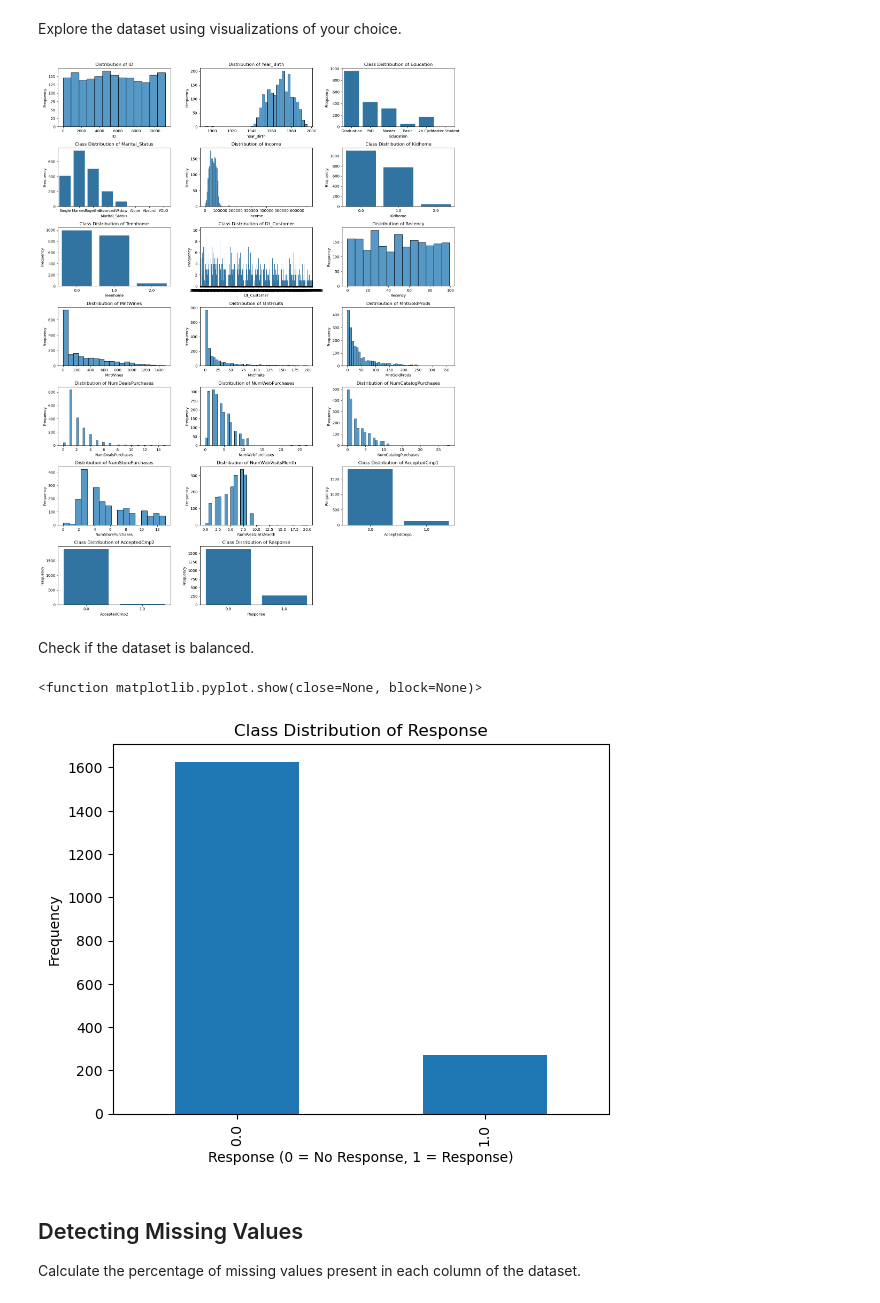
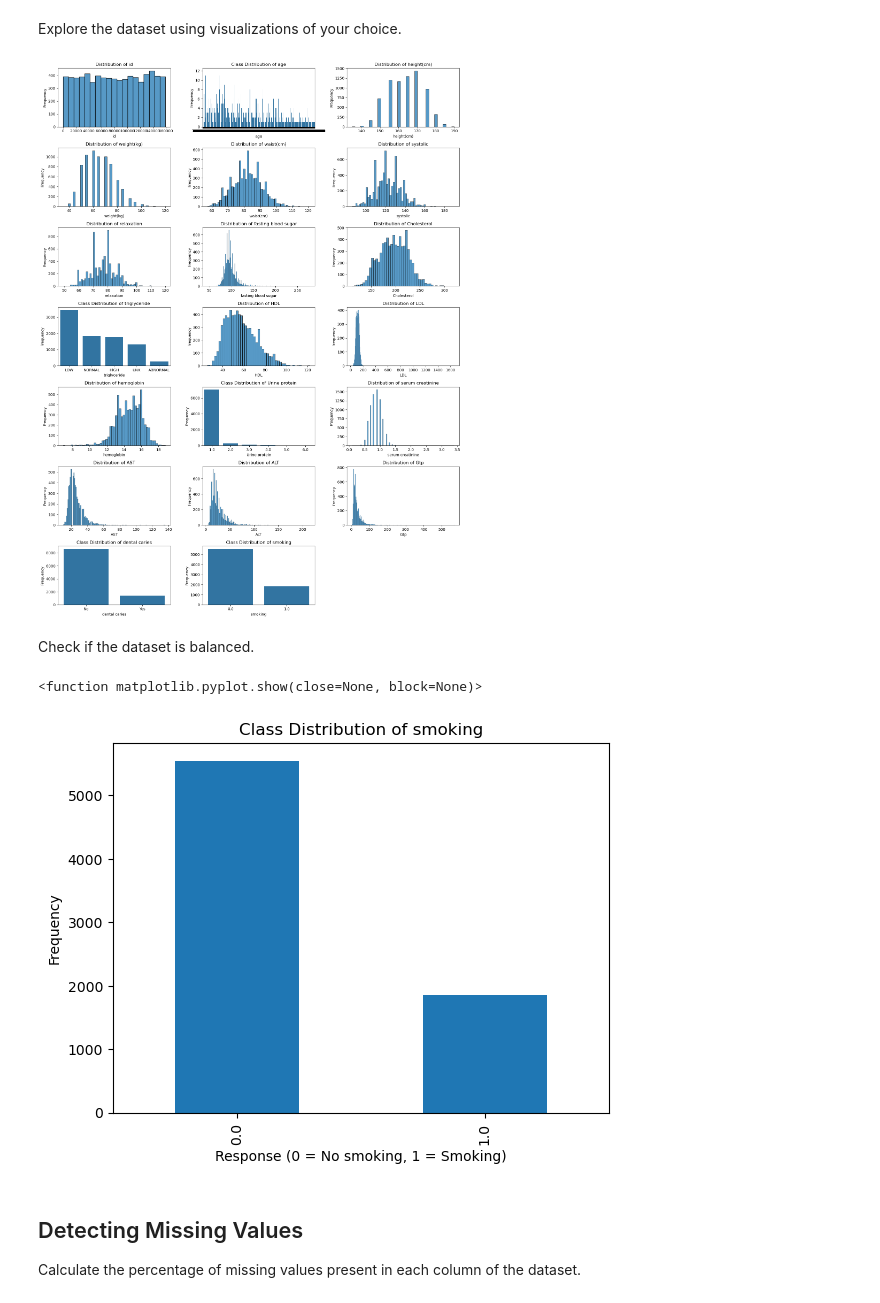
Before and after one commit to aleksandra926/VNP_2024_2025, a Jupyter notebook: Laboratory_exercise_2.ipynb, the cells around one changed output. Drawn from its saved outputs; the diff is of its cells as text; code cells hidden in the pictures.

```diff
--- a/Laboratory_exercise_2.ipynb
+++ b/Laboratory_exercise_2.ipynb
@@ -61,2 +78,4 @@ Response: 1 if customer accepted the offer in the last campaign, 0 otherwise
 # %%
 # Write your code here. Add as many boxes as you need.
+df = pd.read_csv('smoking.csv')
+df
@@ -65,4 +95,0 @@ Load the dataset into a `pandas` data frame.
-# %%
-# Write your code here. Add as many boxes as you need.
-df = pd.read_csv('marketing_campaign.csv')
-df
@@ -84,7 +97,6 @@ df
 Explore the dataset using visualizations of your choice.
 # %%
 # Write your code here. Add as many boxes as you need.
-# Calculate the number of rows and columns needed
 num_features = len(df.columns)
 num_cols = 3  # Set a fixed number of columns
 num_rows = math.ceil(num_features / num_cols)  # Calculate rows needed based on columns
@@ -105,20 +117,19 @@ for i, feature in enumerate(df.columns, 1):
 plt.tight_layout()
 plt.show()
 # %% [output]
-[figure, old version]
+[figure, new version]
 # %% [markdown]
 Check if the dataset is balanced.
 # %%
 # Write your code here. Add as many boxes as you need.
-
-df['Response'].value_counts().plot.bar()
-plt.title('Class Distribution of Response')
-plt.xlabel('Response (0 = No Response, 1 = Response)')
+df['smoking'].value_counts().plot.bar()
+plt.title('Class Distribution of smoking')
+plt.xlabel('Response (0 = No smoking, 1 = Smoking)')
 plt.ylabel('Frequency')
 plt.show
 # %% [output]
 <function matplotlib.pyplot.show(close=None, block=None)>
-[figure, old version]
+[figure, new version]
 # %% [markdown]
 ## Detecting Missing Values
 Calculate the percentage of missing values present in each column of the dataset.
```
Also changed, not shown: parts of 70 cells of this notebook.
